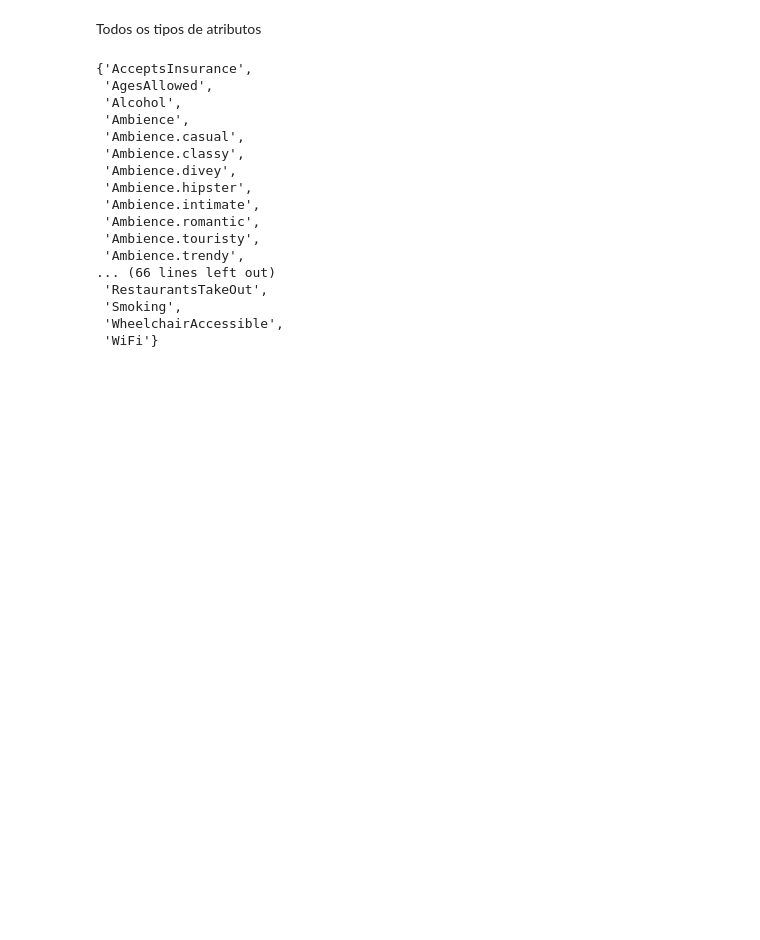
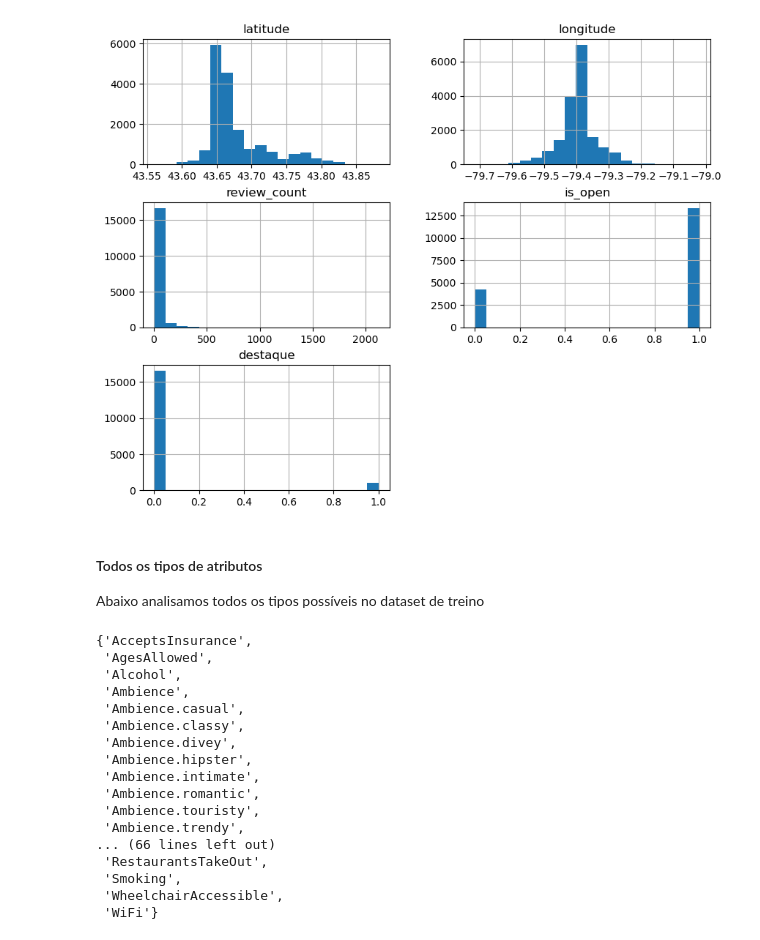
Before and after one commit to guilherme9718/desafio-mineracao-dados, a Jupyter notebook: Análise exploratória.ipynb, the cells around one changed output. Drawn from its saved outputs; the diff is of its cells as text; code cells hidden in the pictures; blank space fills up the shorter version.

```diff
--- a/Análise exploratória.ipynb
+++ b/Análise exploratória.ipynb
@@ -18,8 +18,9 @@ def proccess_df(df):
     df = df.set_index('business_id')
     return df
 # %%
-df = pd.read_csv('dados/X_trainToronto.csv').set_index('business_id')
+df = pd.read_csv('dados/X_trainToronto.csv')
 proccess_df(df)
 
-df.head(10)
+# verificando as dimensões do DataFrame
+print("Variáveis:\t{}\nEntradas:\t{}".format(df.shape[1], df.shape[0]))
 # %% [output]
@@ -38,4 +192,11 @@ df.head(10)
+# %%
+# ver histograma das variáveis numéricas
+df.hist(figsize=(10,8), bins=20);
+# %% [output]
+[figure, added]
 # %% [markdown]
-Todos os tipos de atributos
+#### Todos os tipos de atributos
+
+Abaixo analisamos todos os tipos possíveis no dataset de treino
 # %%
 unique_attributes = set()
```
Also changed, not shown: parts of 13 cells of this notebook.
